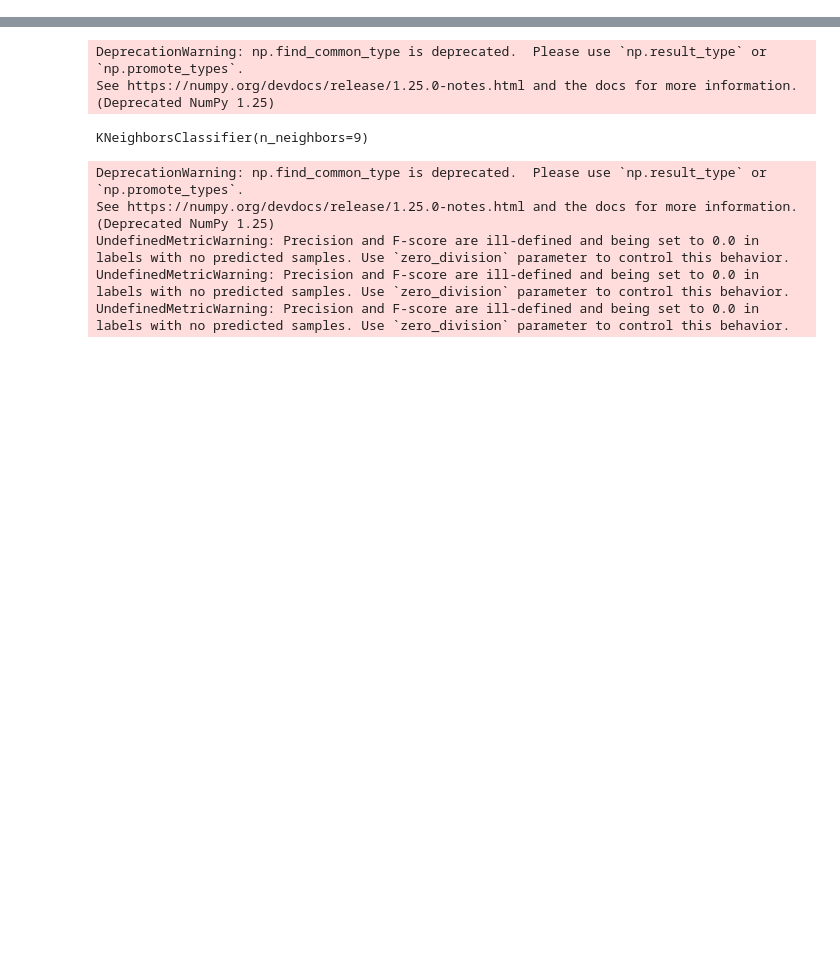
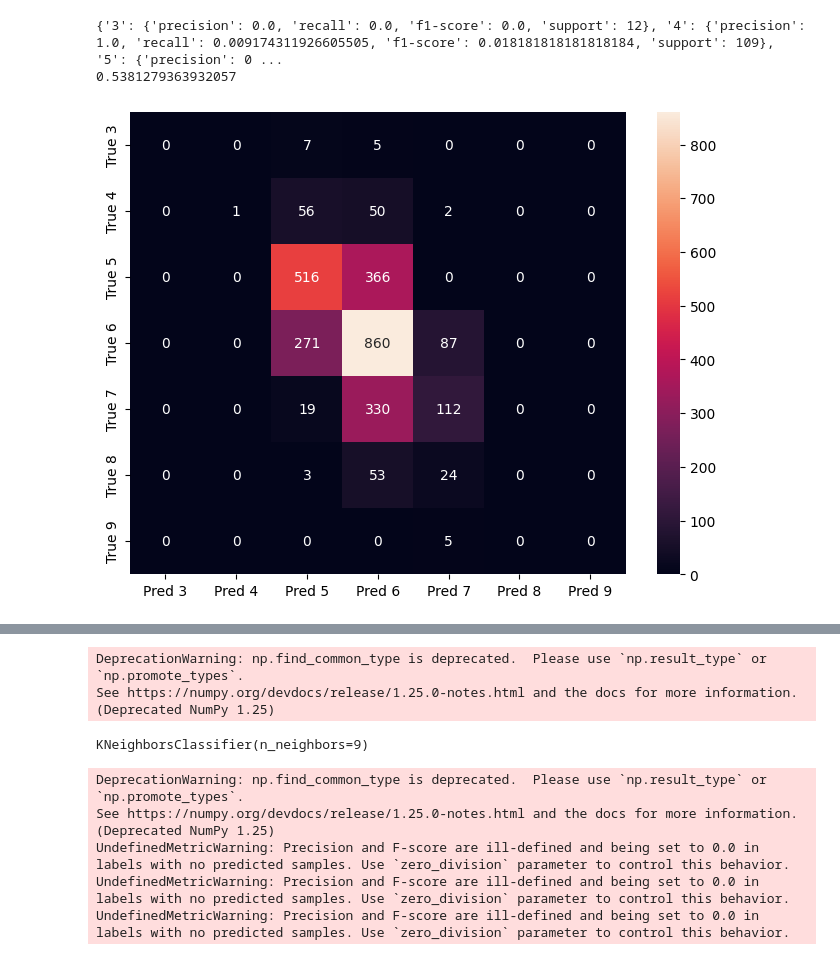
Before and after one commit to Mimmiiz/wine-prediction, a Jupyter notebook: wine-training-pipeline.ipynb, the cells around one changed output, grey strips where cells are left out. Drawn from its saved outputs; the diff is of its cells as text; code cells hidden in the pictures; blank space fills up the shorter version.

```diff
--- a/wine-training-pipeline.ipynb
+++ b/wine-training-pipeline.ipynb
@@ -43,0 +47,3 @@ VersionWarning: Incremented version to `17`.
+# %%
+model_log = LogisticRegression(multi_class='multinomial', max_iter=2000)
+model_log.fit(X_train, y_train.values.ravel())
@@ -43,0 +54,6 @@ VersionWarning: Incremented version to `17`.
+# %%
+y_pred_log = model_log.predict(X_test)
+
+accuracy_log = accuracy_score(y_test, y_pred_log)
+metrics_log = classification_report(y_test, y_pred_log, output_dict=True)
+conf_matrix_log = confusion_matrix(y_test, y_pred_log)
@@ -43,0 +66,16 @@ VersionWarning: Incremented version to `17`.
+# %%
+print(metrics_log)
+print(accuracy_log)
+# %% [output]
+{'3': {'precision': 0.0, 'recall': 0.0, 'f1-score': 0.0, 'support': 12}, '4': {'precision': 1.0, 'recall': 0.009174311926605505, 'f1-score': 0.018181818181818184, 'support': 109}, '5': {'precision': 0 ...
+0.5381279363932057
+# %%
+df_cm = pd.DataFrame(conf_matrix_log, ["True 3", "True 4", "True 5", "True 6", "True 7", "True 8", "True 9"],
+                     ["Pred 3", "Pred 4", "Pred 5", "Pred 6", "Pred 7", "Pred 8", "Pred 9"])
+
+plt.figure(figsize=(8, 6))
+cm = sns.heatmap(df_cm, annot=True, fmt='.0f')
+fig = cm.get_figure()
+plt.show()
+# %% [output]
+[figure, added]
```
Also changed, not shown: parts of 9 cells of this notebook, 3 other files.
